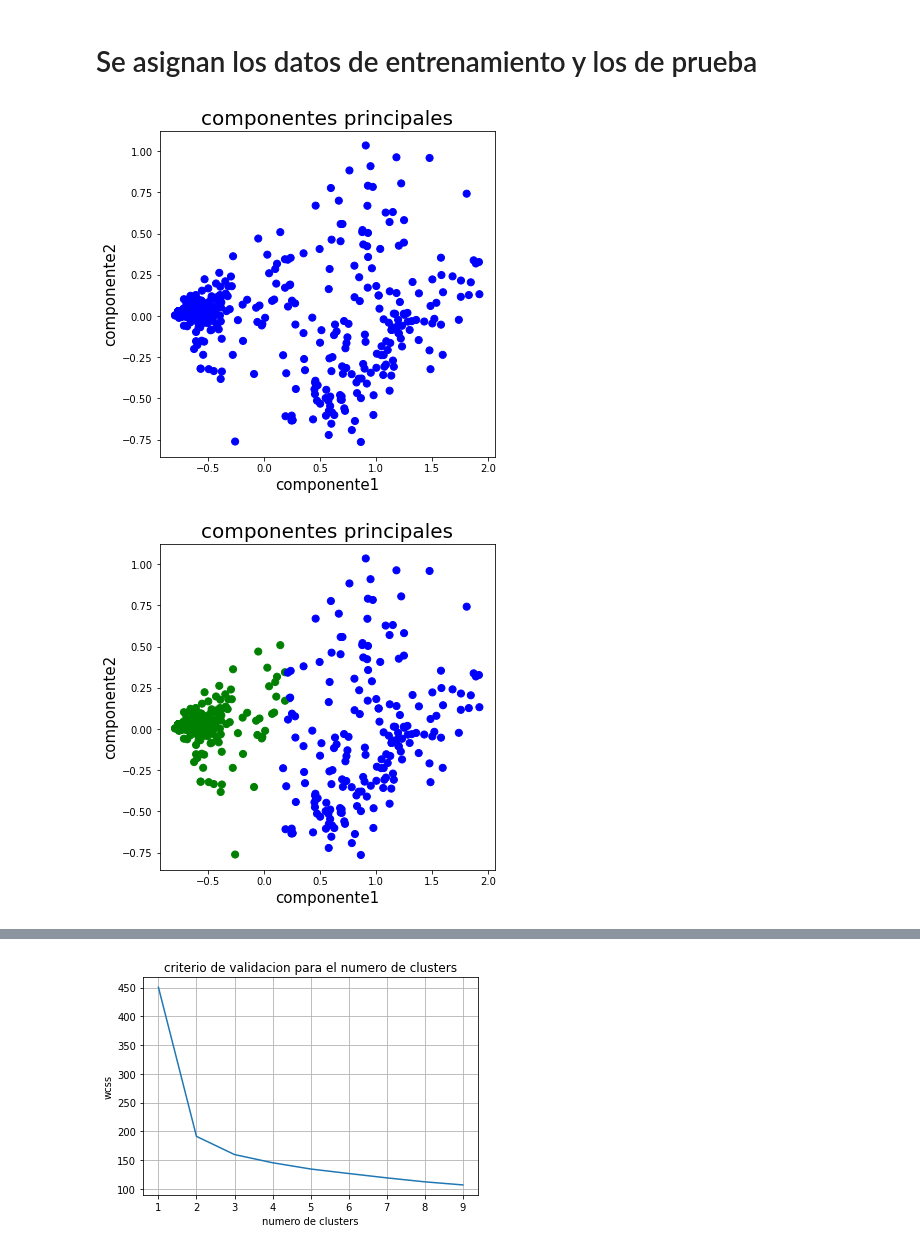
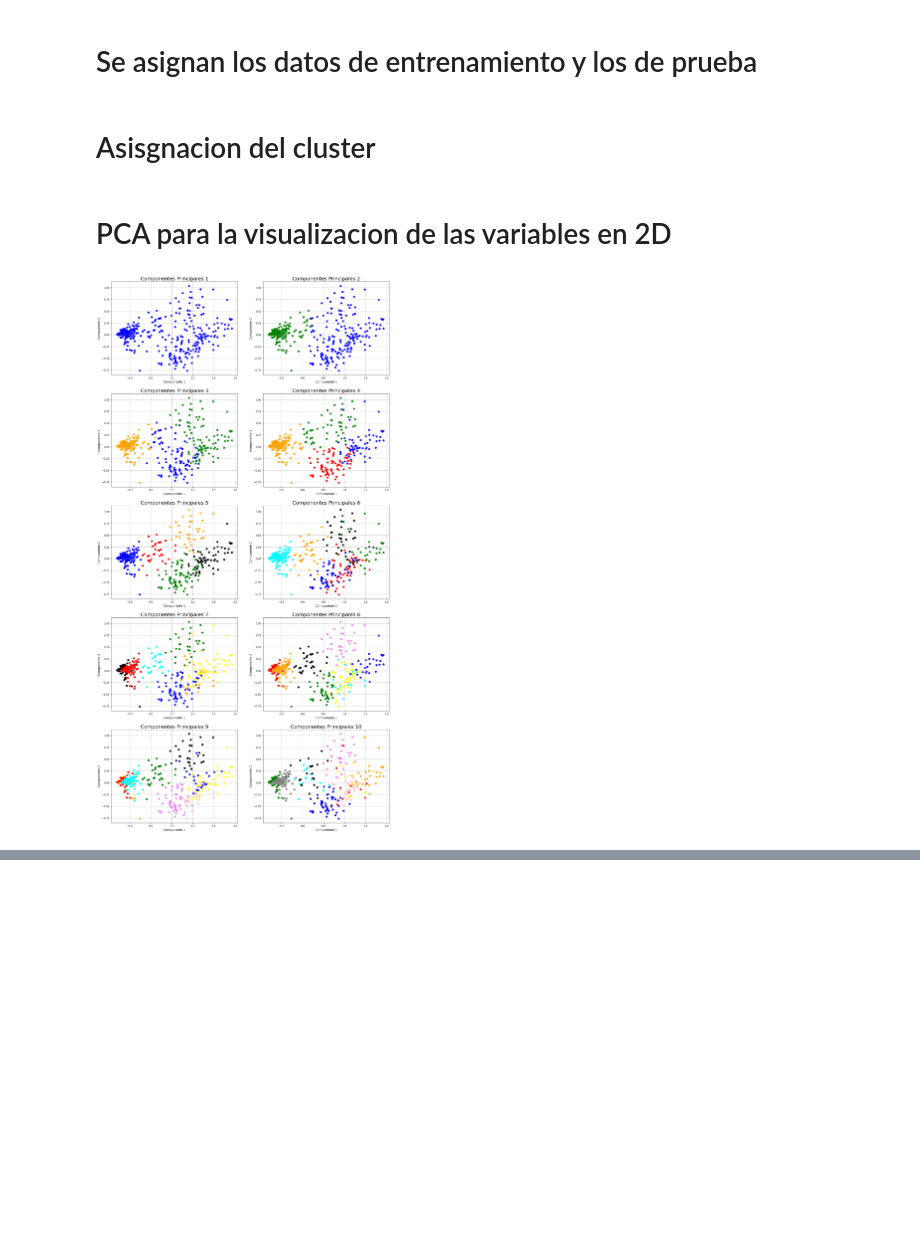
Before and after one commit to nandrom/senalesIII, a Jupyter notebook: Proyecto_final.ipynb, the cells around one changed output, grey strips where cells are left out. Saved outputs shown, nothing was run; the diff lists cells and outputs as text; code cells hidden in the pictures; blank space fills up the shorter version.

```diff
--- a/Proyecto_final.ipynb
+++ b/Proyecto_final.ipynb
@@ -15,7 +15,7 @@ dent = int(num_datos*0.7)+1            # datos de entrenamiento   (verificar la
 dpru = int(num_datos*0.3)              # datos de prueba
 num_x = 9                              # numero de variables (caracteristicas)
 
-kmax = 10                              # numero de clusters (se utilizara el algoritmo con diferente numero de clusters, esta variable determina el numero maximo de clusters, es necesario especificar el # maximo de clusters + 1)
+kmax = 11                              # numero de clusters (se utilizara el algoritmo con diferente numero de clusters, esta variable determina el numero maximo de clusters, es necesario especificar el # maximo de clusters + 1)
 itera = 300                            # numero maximo de iteraciones
 tolerancia = 1e-6                      # tolerancia para la convergencia del algoritmo
 # %% [markdown]
@@ -23,8 +23,8 @@ tolerancia = 1e-6                      # tolerancia para la convergencia del alg
 # %%
 Datos = pd.read_excel('Datos2.xlsx',dtype=int)         # leer el archivo de excel
 df = pd.DataFrame(Datos)                              # Crear dataframe de los datos (matriz)
-df.columns=["Id","D1","D2","D3","D4","D5","D6","D6","D8","D9","D10"]
+df.columns=["Id","D1","D2","D3","D4","D5","D6","D6","D8","D9","Cancer/No cancer"]
 df2=df.drop("Id",axis=1)
 df=df2
-df
+df.info()
 # %% [output]
@@ -90,6 +110,8 @@ Yent = Y.iloc[0:dent,:]                       # Datos de entrenamiento (salidas
 
 Xpru = X.iloc[dent:dent+dpru,:]               # Datos de prueba (caracteristicas)
 Ypru = Y.iloc[dent:dent+dpru,:]               # Datos de prueba (salidas esperadas)
+# %% [markdown]
+# Asisgnacion del cluster
 # %%
 def correspondencia (salidas,yesp,ndatos):                 # definicion de funcion para la correspondencia
 
@@ -200,6 +222,8 @@ def correspondencia (salidas,yesp,ndatos):                 # definicion de funci
                 cor.loc[i,'ynuevo'] = 1
 
     return(cor)                             # se retorna el dataframe de correspondencia
+# %% [markdown]
+# PCA para la visualizacion de las variables en 2D
 # %%
 #%% visualizacion de los clusters - tecnica de reduccion de dimenciones, para seleccionar las variable mas relevantes
 
@@ -220,6 +244,8 @@ Eerrores = []        # vector vacio para almacenar la cantidad de errores
 Eperrores = []       # vector vacio para almacenar los porcentajes de error
 Perrores = []        # vector vacio para almacenar la cantidad de errores
 Pperrores = []       # vector vacio para almacenar los porcentajes de error
+
+plt.figure(figsize=(20,40))                                 # creacion de una figura para darnos una idea de como estan separados nuestros datos basados en los dos componentes principales elegidos
 
 for k in range (1,kmax):                                       # ciclo para evaluar el desempeño segun la cantidad de clusters
     clustering = KMeans(n_clusters = k, init = 'random', n_init = 10, max_iter = itera, tol = 1e-6, algorithm = 'full')  # se crea un modelo de k-means, segun la cantidad de clusters que deseo
@@ -236,61 +262,37 @@ for k in range (1,kmax):                                       # ciclo para eval
             e = e + 1                                        # contador de errores
 
     pe = (e*100)/dent                                        # calculo del porcentaje de error de entrenamiento
 
     Eerrores.append(e)                                       # guardamos los errores que se den segun la cantidad de clusters en el vector
     Eperrores.append(pe)                                     # guardamos el porcentaje error que se presente segun la cantidad de clusters en el vector
     iteraciones.append(clustering.n_iter_)                   # guardamos la cantidad de iteraciones q se den segun la cantidad de clusters en el vector
 
     # prueba
     prediccion = pd.DataFrame(data = clustering.predict(Xpru), columns=['clusters']) # se crea un data frame para almacenar la prediccion con los datos de prueba
     Ypru.reset_index(drop=True,inplace=True)                 # se hace un reset a los index de los Y de prueba
 
     cor1 = correspondencia(prediccion,Ypru,dpru)           # se usa la funcion correspondecia ARRELAR!!!
 
     ep = 0                                                   # inicializacion del contador de errores de prueba
     for i in range (dpru):                                   # ciclo para recorrer los datos de prueba
         if (cor1.loc[i,'yesp'] != cor1.loc[i,'ynuevo']):     # condicion para determinar la cantidad de errores
             ep = ep + 1                                      # contador de errores
 
     pep = (ep*100)/dpru                                      # calculo del porcentaje de error de entrenamiento
 
     Perrores.append(ep)                                      # guardamos los errores que se den segun la cantidad de clusters en el vector
     Pperrores.append(pep)                                    # guardamos el porcentaje error que se presente segun la cantidad de clusters en el vector
 
 
     pca_nombres_cancer = pd.concat([pca_cancer_df, salidas],axis = 1) # concatemos los dataframe de los componentes principales, con las salidas obtenidas del algoritmo k-means
-
     #graficas
-    fig = plt.figure(figsize=(6,6))                        # creacion de una figura para darnos una idea de como estan separados nuestros datos basados en los dos componentes principales elegidos
-    cx = fig.add_subplot(1,1,1)                            # se crea un suplot dentro de la figura para graficar
-    cx.set_xlabel('componente1', fontsize = 15)
-    cx.set_ylabel('componente2', fontsize = 15)
-    cx.set_title('componentes principales', fontsize =20)
-
+    plt.subplot(5,2,k)                                      # se crea un suplot dentro de la figura para graficar
     color_theme = np.array(["blue","green","orange","red","black","cyan","yellow","violet","pink","grey"]) # se especifican los colores usados para especificar q datos pertenecen a que cluster
-    cx.scatter(x=pca_nombres_cancer.componente1, y= pca_nombres_cancer.componente2, c=color_theme[pca_nombres_cancer.clusters], s= 50) # dibujo de los puntos correspondientes a los datos
+    plt.scatter(x=pca_nombres_cancer.componente1, y= pca_nombres_cancer.componente2, c=color_theme[pca_nombres_cancer.clusters], s= 50) # dibujo de los puntos correspondientes a los datos
     #cx.legend("cluster 1","cluster 2","cluster 3","cluster 4","cluster 5","cluster 6","cluster 7","cluster 8","cluster 9","cluster 10")
-    plt.show()
-
-
-plt.plot(range(1, kmax), wcss)                                    # grafica del criterio para seleccionar la cantidad de clusters mas optima (wcss =  funcion de optimizacion)
-plt.title("criterio de validacion para el numero de clusters")
-plt.xlabel("numero de clusters")
-plt.ylabel("wcss")
-plt.grid()
-plt.show()
-
-plt.subplot(211)
-plt.plot(range(1,kmax), Eperrores)
-plt.xlabel("numero de clusters")
-plt.ylabel("% Error entrenamiento")
-plt.grid()
-
-plt.subplot(212)
-plt.plot(range(1,kmax), Pperrores)
-plt.xlabel("numero de clusters")
-plt.ylabel("% Error prueba")
-plt.grid()
+    plt.xlabel('Componente 1', fontsize = 12)
+    plt.ylabel('Componente 2', fontsize = 12)
+    plt.title('Componentes Principales '+str(k), fontsize =20)
+    plt.grid()
 # %% [output]
-[figure, old version]
+[figure, new version]
-[figure, removed]
@@ -304 +298,0 @@ plt.grid()
-[figure, removed]
```
Also changed, not shown: parts of 7 cells of this notebook.
